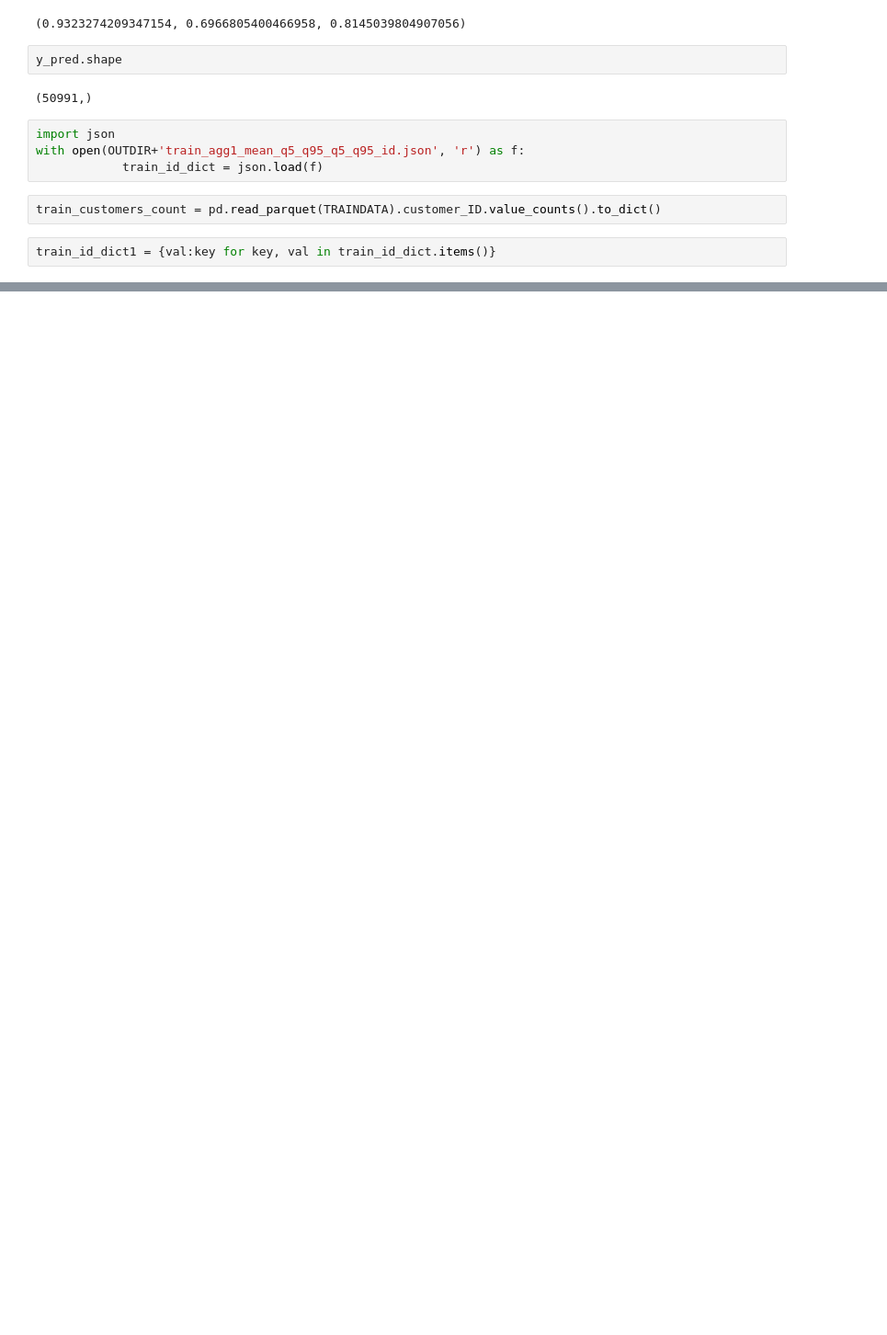
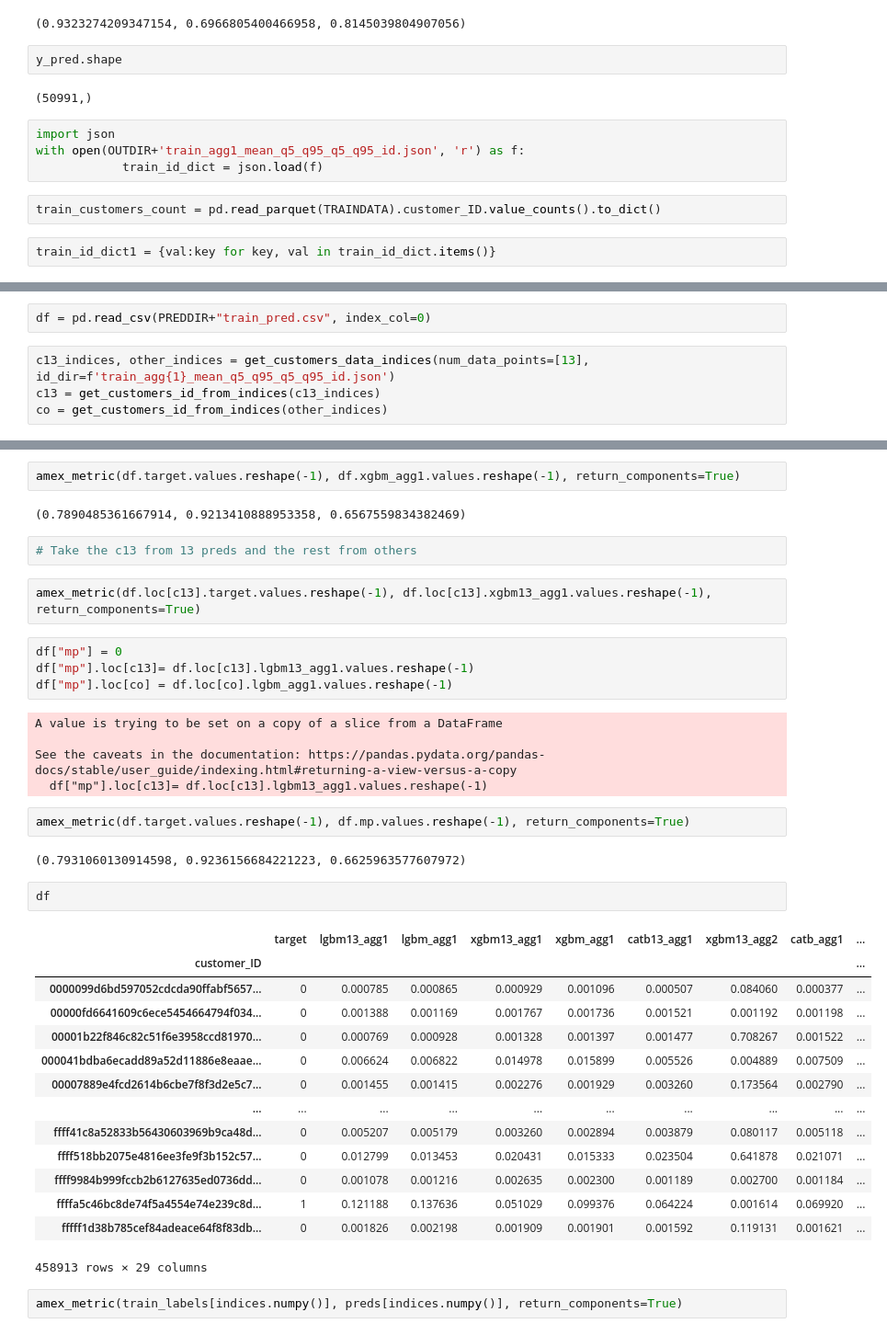
Before and after one commit to NimaMan/probability_of_deafult_prediction, a Jupyter notebook: scripts/ipynb_scripts/error_analysis.ipynb, the cells around one changed output, grey strips where cells are left out. Shown at 92% size. Drawn from its saved outputs; the diff is of its cells as text; blank space fills up the shorter version.

```diff
--- a/scripts/ipynb_scripts/error_analysis.ipynb
+++ b/scripts/ipynb_scripts/error_analysis.ipynb
@@ -301,0 +264,6 @@ c13_indices = [int(i) for c, i in train_id_dict1.items() if train_customers_coun
+# %%
+df = pd.read_csv(PREDDIR+"train_pred.csv", index_col=0)
+# %%
+c13_indices, other_indices = get_customers_data_indices(num_data_points=[13], id_dir=f'train_agg{1}_mean_q5_q95_q5_q95_id.json')
+c13 = get_customers_id_from_indices(c13_indices)
+co = get_customers_id_from_indices(other_indices)
@@ -301,0 +303,40 @@ c13_indices = [int(i) for c, i in train_id_dict1.items() if train_customers_coun
+# %%
+amex_metric(df.target.values.reshape(-1), df.xgbm_agg1.values.reshape(-1), return_components=True)
+# %% [output]
+(0.7890485361667914, 0.9213410888953358, 0.6567559834382469)
+# %%
+# Take the c13 from 13 preds and the rest from others
+# %%
+amex_metric(df.loc[c13].target.values.reshape(-1), df.loc[c13].xgbm13_agg1.values.reshape(-1), return_components=True)
+# %%
+df["mp"] = 0
+df["mp"].loc[c13]= df.loc[c13].lgbm13_agg1.values.reshape(-1)
+df["mp"].loc[co] = df.loc[co].lgbm_agg1.values.reshape(-1)
+# %% [output]
+A value is trying to be set on a copy of a slice from a DataFrame
+
+See the caveats in the documentation: https://pandas.pydata.org/pandas-docs/stable/user_guide/indexing.html#returning-a-view-versus-a-copy
+  df["mp"].loc[c13]= df.loc[c13].lgbm13_agg1.values.reshape(-1)
+# %%
+amex_metric(df.target.values.reshape(-1), df.mp.values.reshape(-1), return_components=True)
+# %% [output]
+(0.7931060130914598, 0.9236156684221223, 0.6625963577607972)
+# %%
+df
+# %% [output]
+|  | target | lgbm13_agg1 | lgbm_agg1 | xgbm13_agg1 | xgbm_agg1 | catb13_agg1 | xgbm13_agg2 | catb_agg1 | ... |
+| customer_ID |  |  |  |  |  |  |  |  | ... |
+| 0000099d6bd597052cdcda90ffabf5657... | 0 | 0.000785 | 0.000865 | 0.000929 | 0.001096 | 0.000507 | 0.084060 | 0.000377 | ... |
+| 00000fd6641609c6ece5454664794f034... | 0 | 0.001388 | 0.001169 | 0.001767 | 0.001736 | 0.001521 | 0.001192 | 0.001198 | ... |
+| 00001b22f846c82c51f6e3958ccd81970... | 0 | 0.000769 | 0.000928 | 0.001328 | 0.001397 | 0.001477 | 0.708267 | 0.001522 | ... |
+| 000041bdba6ecadd89a52d11886e8eaae... | 0 | 0.006624 | 0.006822 | 0.014978 | 0.015899 | 0.005526 | 0.004889 | 0.007509 | ... |
+| 00007889e4fcd2614b6cbe7f8f3d2e5c7... | 0 | 0.001455 | 0.001415 | 0.002276 | 0.001929 | 0.003260 | 0.173564 | 0.002790 | ... |
+| ... | ... | ... | ... | ... | ... | ... | ... | ... | ... |
+| ffff41c8a52833b56430603969b9ca48d... | 0 | 0.005207 | 0.005179 | 0.003260 | 0.002894 | 0.003879 | 0.080117 | 0.005118 | ... |
+| ffff518bb2075e4816ee3fe9f3b152c57... | 0 | 0.012799 | 0.013453 | 0.020431 | 0.015333 | 0.023504 | 0.641878 | 0.021071 | ... |
+| ffff9984b999fccb2b6127635ed0736dd... | 0 | 0.001078 | 0.001216 | 0.002635 | 0.002300 | 0.001189 | 0.002700 | 0.001184 | ... |
+| ffffa5c46bc8de74f5a4554e74e239c8d... | 1 | 0.121188 | 0.137636 | 0.051029 | 0.099376 | 0.064224 | 0.001614 | 0.069920 | ... |
+| fffff1d38b785cef84adeace64f8f83db... | 0 | 0.001826 | 0.002198 | 0.001909 | 0.001901 | 0.001592 | 0.119131 | 0.001621 | ... |
+458913 rows × 29 columns
+# %%
+amex_metric(train_labels[indices.numpy()], preds[indices.numpy()], return_components=True)
```
Also changed, not shown: parts of 17 cells of this notebook, 3 other files.
